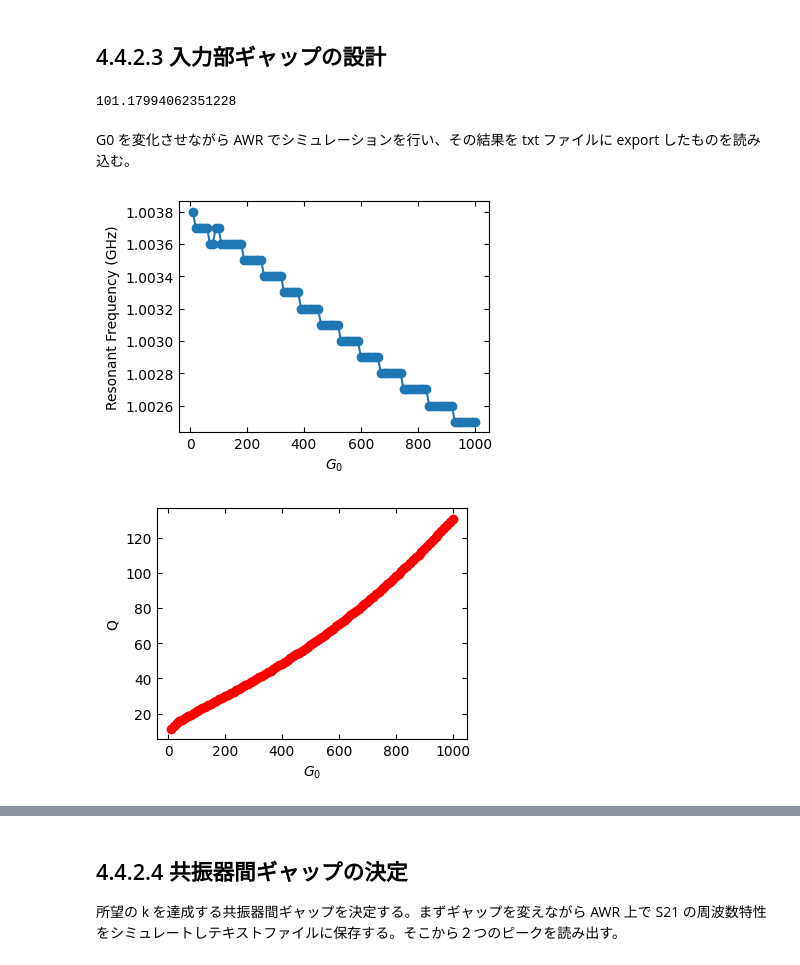
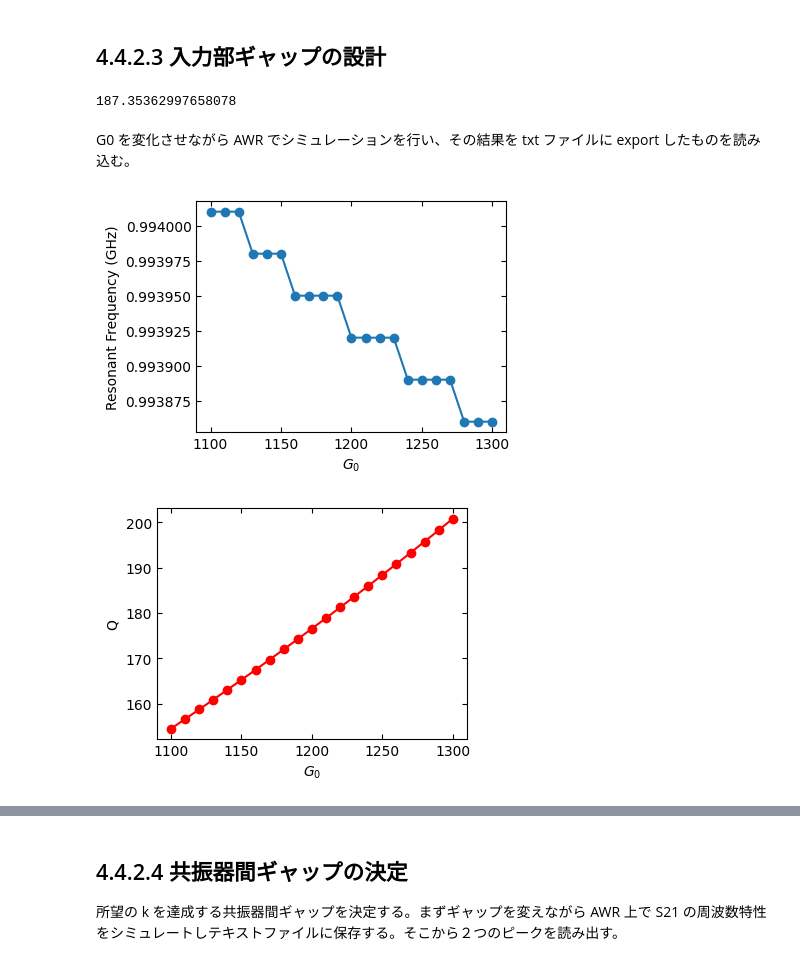
Before and after one commit to kosukemtr/microwave, a Jupyter notebook: microwave.ipynb, the cells around one changed output, grey strips where cells are left out. Saved outputs shown, nothing was run; the diff lists cells and outputs as text; code cells hidden in the pictures.

```diff
--- a/microwave.ipynb
+++ b/microwave.ipynb
@@ -328,10 +328,13 @@ Estimated L for resonant frequency of 1 GHz: 109677.72
 # %% [markdown]
 ## 4.4.2.3 入力部ギャップの設計
 # %%
+C1 = 0.10675e-12
+R0 = 50
+omega0 = 1e9
 Q_target = 1/(omega0*R0*C1)
 print(Q_target)
 # %% [output]
-101.17994062351228
+187.35362997658078
 # %% [markdown]
 G0 を変化させながら AWR でシミュレーションを行い、その結果を txt ファイルに export したものを読み込む。
 # %%
@@ -341,7 +344,7 @@ import numpy as np
 import re
 
 # Sample Data Loading
-data = pd.read_csv('/content/g0.txt', sep='\t')
+data = pd.read_csv('/content/g.txt', sep='\t')
 
 # Initialize lists to store the resonant frequencies and Q values for each L
 res_freqs = []
@@ -371,35 +374,35 @@ for column in data.columns[1:]:
 
     # Linear interpolation to find more precise f1 and f2
     m_f1 = (S21_f1_upper - S21_f1_lower) / (f1_upper - f1_lower)
     c_f1 = S21_f1_lower - m_f1 * f1_lower
     f1_precise = (target_S21 - c_f1) / m_f1
 
     m_f2 = (S21_f2_upper - S21_f2_lower) / (f2_upper - f2_lower)
     c_f2 = S21_f2_lower - m_f2 * f2_lower
     f2_precise = (target_S21 - c_f2) / m_f2
 
     # Calculate Q: f0/(f2 - f1)
     Q = f0 / (f2_precise - f1_precise)
     Q_values.append(Q)
 
 # Plot Resonant Frequency vs. L
 plt.figure(figsize=(4, 3))
 plt.plot(G0_values, res_freqs, marker='o', linestyle='-', label='Resonant Frequency')
 plt.xlabel('$G_0$')
 plt.ylabel('Resonant Frequency (GHz)')
 plt.tick_params(axis='both', which='both', direction='in',  top=True, right=True)
 plt.show()
 
 # Plot Q vs. L
 plt.figure(figsize=(4, 3))
 plt.plot(G0_values, Q_values, marker='o', linestyle='-', label='Q Factor', color='r')
 plt.xlabel('$G_0$')
 plt.ylabel('Q')
 plt.tick_params(axis='both', which='both', direction='in',  top=True, right=True)
 plt.show()
 # %% [output]
-[figure, old version]
+[figure, new version]
-[figure, old version]
+[figure, new version]
 # %%
 import re
 import pandas as pd
```
Also changed, not shown: parts of 5 cells of this notebook.
